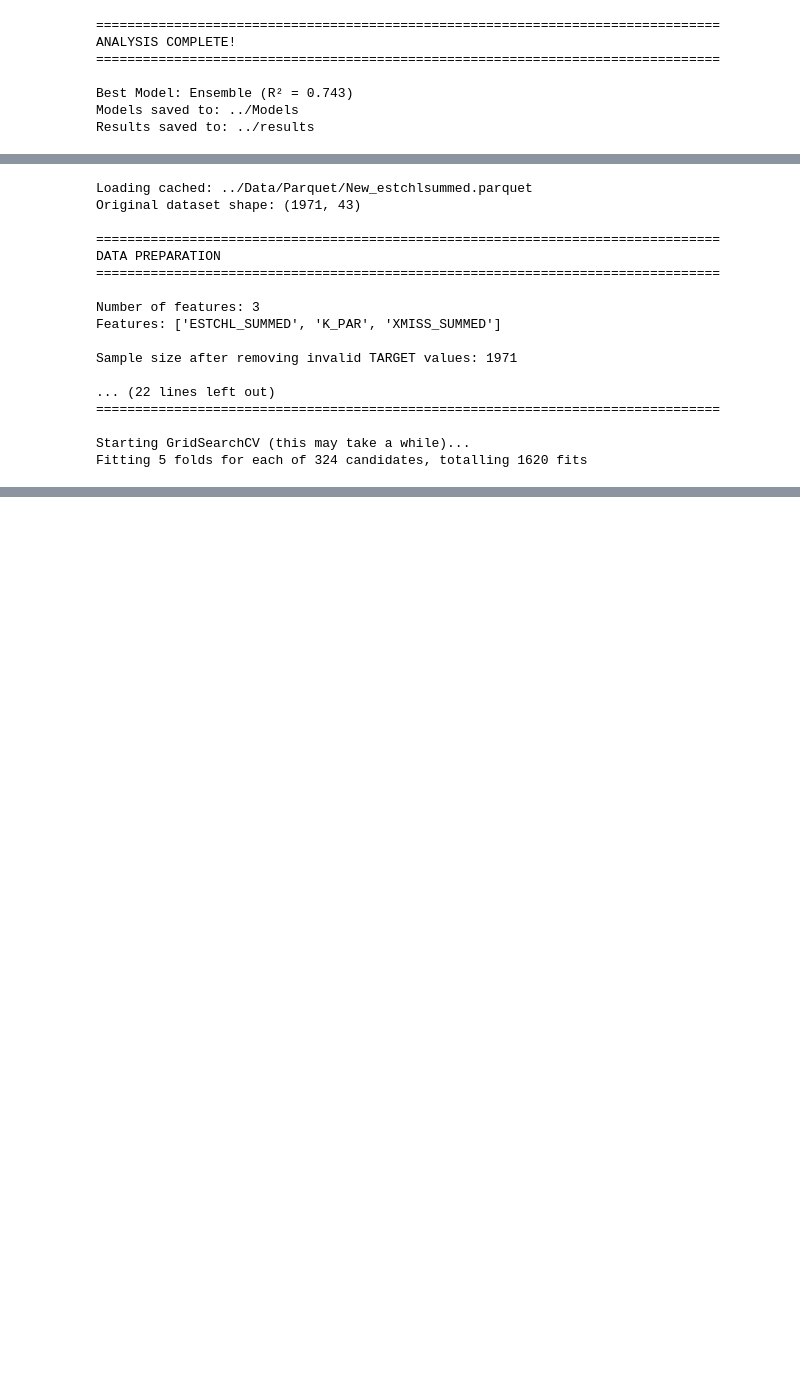
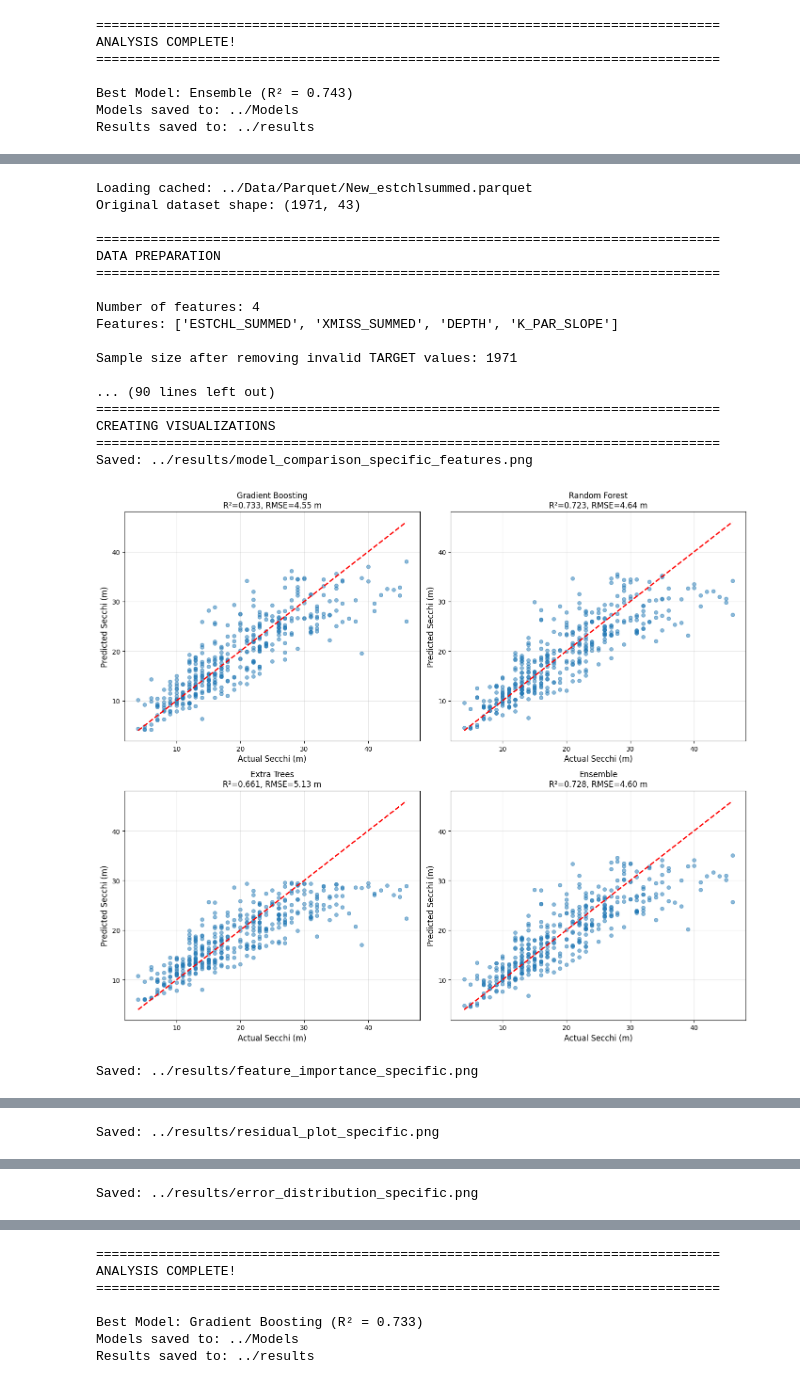
Before and after one commit to LucasC212/Scripps-Light-Attenuation-Capstone-Project, a Jupyter notebook: scripts/FeatureEngineeringRF.ipynb, the cells around one changed output, grey strips where cells are left out. Cells and saved outputs as stored; diff of their text form; code cells hidden in the pictures; blank space fills up the shorter version.

Commit message:
final three to four predictor model

```diff
--- a/scripts/FeatureEngineeringRF.ipynb
+++ b/scripts/FeatureEngineeringRF.ipynb
@@ -518,8 +544,9 @@ target_col = "Secchi"
 # Define ONLY the specific features you want
 feature_cols = [
     'ESTCHL_SUMMED',
-    'K_PAR',
     'XMISS_SUMMED',
+    'DEPTH',
+    'K_PAR_SLOPE'
 ]
 
 print(f"\nNumber of features: {len(feature_cols)}")
@@ -595,7 +622,7 @@ print("\n" + "="*80)
 print("FEATURE SCALING")
 print("="*80)
 
-scaler = RobustScaler()
+#scaler = RobustScaler()
 X_train_scaled = scaler.fit_transform(X_train)
 X_test_scaled = scaler.transform(X_test)
 
@@ -840,36 +867,38 @@ plt.show()
 plt.figure(figsize=(10, 6))
 plt.hist(residuals, bins=30, edgecolor='black', alpha=0.7)
 plt.axvline(0, color='red', linestyle='--', lw=2)
 plt.xlabel("Residuals (m)", fontsize=12)
 plt.ylabel("Frequency", fontsize=12)
 plt.title("Distribution of Prediction Errors", fontsize=14)
 plt.grid(True, alpha=0.3)
 plt.tight_layout()
 plt.savefig(results_dir / "error_distribution_specific.png", dpi=300, bbox_inches='tight')
 print(f"Saved: {results_dir / 'error_distribution_specific.png'}")
 plt.show()
 
 print("\n" + "="*80)
 print("ANALYSIS COMPLETE!")
 print("="*80)
 print(f"\nBest Model: {best_model_name} (R² = {best_r2:.3f})")
 print(f"Models saved to: {models_dir}")
 print(f"Results saved to: {results_dir}")
 # %% [output]
 Loading cached: ../Data/Parquet/New_estchlsummed.parquet
 Original dataset shape: (1971, 43)
 
 ================================================================================
 DATA PREPARATION
 ================================================================================
 
-Number of features: 3
-Features: ['ESTCHL_SUMMED', 'K_PAR', 'XMISS_SUMMED']
+Number of features: 4
+Features: ['ESTCHL_SUMMED', 'XMISS_SUMMED', 'DEPTH', 'K_PAR_SLOPE']
 
 Sample size after removing invalid TARGET values: 1971
 
-... (22 lines left out)
+... (90 lines left out)
 ================================================================================
-
-Starting GridSearchCV (this may take a while)...
-Fitting 5 folds for each of 324 candidates, totalling 1620 fits
+CREATING VISUALIZATIONS
+================================================================================
+Saved: ../results/model_comparison_specific_features.png
+[figure, added]
+Saved: ../results/feature_importance_specific.png
@@ -875,0 +906 @@ Fitting 5 folds for each of 324 candidates, totalling 1620 fits
+Saved: ../results/residual_plot_specific.png
@@ -875,0 +908 @@ Fitting 5 folds for each of 324 candidates, totalling 1620 fits
+Saved: ../results/error_distribution_specific.png
@@ -875,0 +910,7 @@ Fitting 5 folds for each of 324 candidates, totalling 1620 fits
+================================================================================
+ANALYSIS COMPLETE!
+================================================================================
+
+Best Model: Gradient Boosting (R² = 0.733)
+Models saved to: ../Models
+Results saved to: ../results
```
Also changed, not shown: parts of 2 cells of this notebook, 9 other files.
